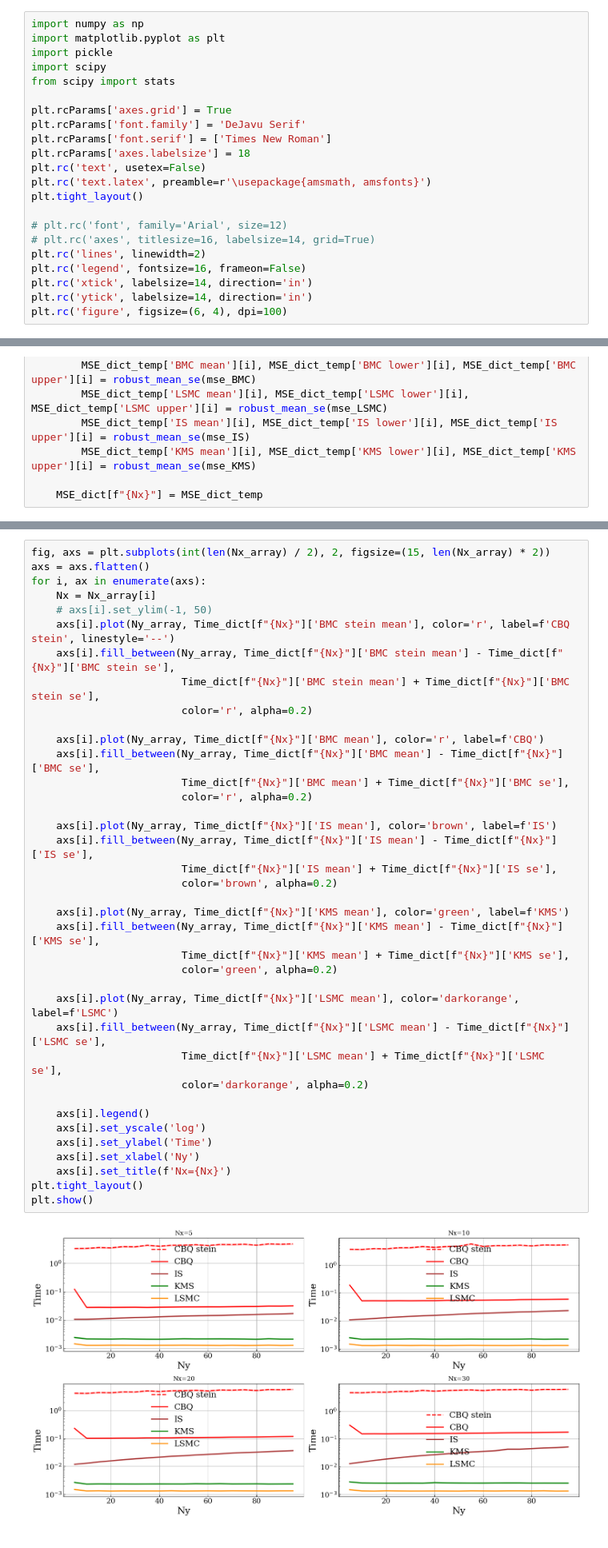
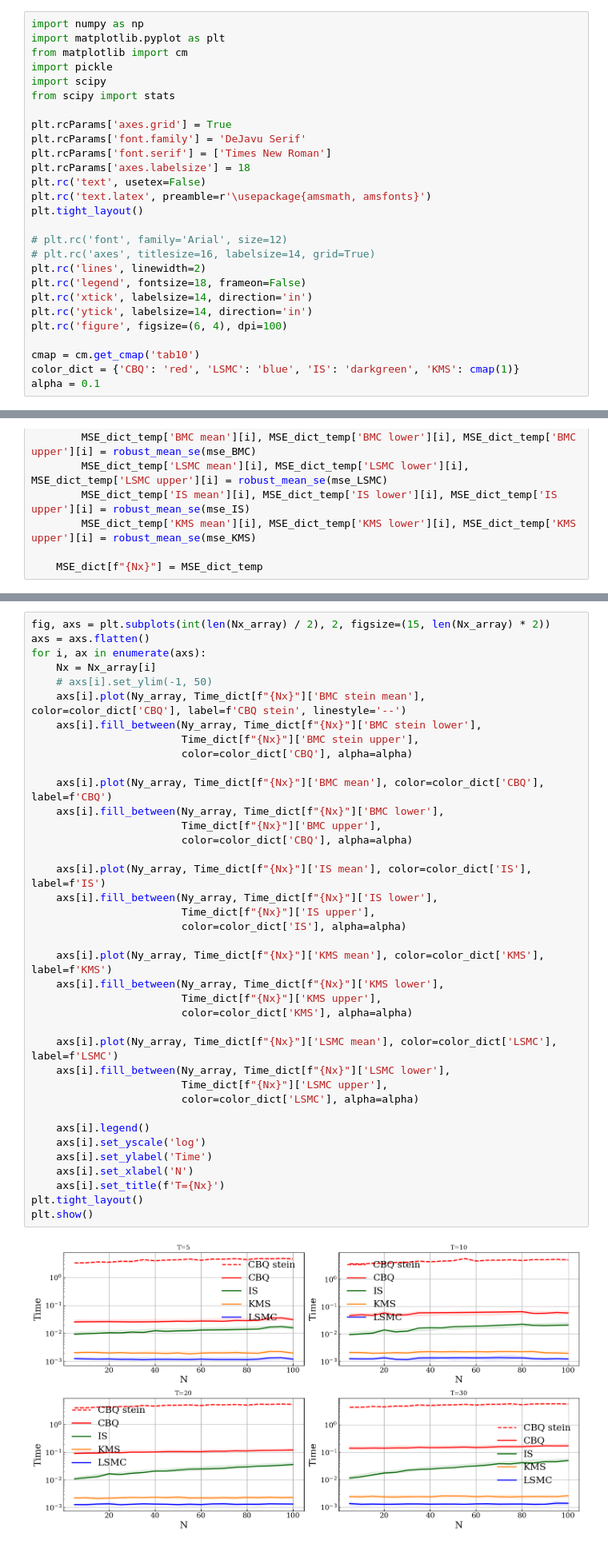
Before and after one commit to hudsonchen/conditional_bayesian_quadrature, a Jupyter notebook: plotting/finance.ipynb, the cells around one changed output, grey strips where cells are left out. Shown at 80% size. Saved outputs shown, nothing was run; the diff lists cells and outputs as text.

```diff
--- a/plotting/finance.ipynb
+++ b/plotting/finance.ipynb
@@ -1,6 +1,7 @@
 # %%
 import numpy as np
 import matplotlib.pyplot as plt
+from matplotlib import cm
 import pickle
 import scipy
 from scipy import stats
@@ -16,10 +17,14 @@ plt.tight_layout()
 # plt.rc('font', family='Arial', size=12)
 # plt.rc('axes', titlesize=16, labelsize=14, grid=True)
 plt.rc('lines', linewidth=2)
-plt.rc('legend', fontsize=16, frameon=False)
+plt.rc('legend', fontsize=18, frameon=False)
 plt.rc('xtick', labelsize=14, direction='in')
 plt.rc('ytick', labelsize=14, direction='in')
 plt.rc('figure', figsize=(6, 4), dpi=100)
+
+cmap = cm.get_cmap('tab10')
+color_dict = {'CBQ': 'red', 'LSMC': 'blue', 'IS': 'darkgreen', 'KMS': cmap(1)}
+alpha = 0.1
 # %% [output]
 <Figure size 600x400 with 0 Axes>
 # %%
@@ -299,40 +263,40 @@ for Nx in Nx_array:
 # %%
 fig, axs = plt.subplots(int(len(Nx_array) / 2), 2, figsize=(15, len(Nx_array) * 2))
 axs = axs.flatten()
 for i, ax in enumerate(axs):
     Nx = Nx_array[i]
     # axs[i].set_ylim(-1, 50)
-    axs[i].plot(Ny_array, Time_dict[f"{Nx}"]['BMC stein mean'], color='r', label=f'CBQ stein', linestyle='--')
-    axs[i].fill_between(Ny_array, Time_dict[f"{Nx}"]['BMC stein mean'] - Time_dict[f"{Nx}"]['BMC stein se'],
-                        Time_dict[f"{Nx}"]['BMC stein mean'] + Time_dict[f"{Nx}"]['BMC stein se'],
-                        color='r', alpha=0.2)
+    axs[i].plot(Ny_array, Time_dict[f"{Nx}"]['BMC stein mean'], color=color_dict['CBQ'], label=f'CBQ stein', linestyle='--')
+    axs[i].fill_between(Ny_array, Time_dict[f"{Nx}"]['BMC stein lower'],
+                        Time_dict[f"{Nx}"]['BMC stein upper'],
+                        color=color_dict['CBQ'], alpha=alpha)
 
-    axs[i].plot(Ny_array, Time_dict[f"{Nx}"]['BMC mean'], color='r', label=f'CBQ')
-    axs[i].fill_between(Ny_array, Time_dict[f"{Nx}"]['BMC mean'] - Time_dict[f"{Nx}"]['BMC se'],
-                        Time_dict[f"{Nx}"]['BMC mean'] + Time_dict[f"{Nx}"]['BMC se'],
-                        color='r', alpha=0.2)
+    axs[i].plot(Ny_array, Time_dict[f"{Nx}"]['BMC mean'], color=color_dict['CBQ'], label=f'CBQ')
+    axs[i].fill_between(Ny_array, Time_dict[f"{Nx}"]['BMC lower'],
+                        Time_dict[f"{Nx}"]['BMC upper'],
+                        color=color_dict['CBQ'], alpha=alpha)
 
-    axs[i].plot(Ny_array, Time_dict[f"{Nx}"]['IS mean'], color='brown', label=f'IS')
-    axs[i].fill_between(Ny_array, Time_dict[f"{Nx}"]['IS mean'] - Time_dict[f"{Nx}"]['IS se'],
-                        Time_dict[f"{Nx}"]['IS mean'] + Time_dict[f"{Nx}"]['IS se'],
-                        color='brown', alpha=0.2)
+    axs[i].plot(Ny_array, Time_dict[f"{Nx}"]['IS mean'], color=color_dict['IS'], label=f'IS')
+    axs[i].fill_between(Ny_array, Time_dict[f"{Nx}"]['IS lower'],
+                        Time_dict[f"{Nx}"]['IS upper'],
+                        color=color_dict['IS'], alpha=alpha)
 
-    axs[i].plot(Ny_array, Time_dict[f"{Nx}"]['KMS mean'], color='green', label=f'KMS')
-    axs[i].fill_between(Ny_array, Time_dict[f"{Nx}"]['KMS mean'] - Time_dict[f"{Nx}"]['KMS se'],
-                        Time_dict[f"{Nx}"]['KMS mean'] + Time_dict[f"{Nx}"]['KMS se'],
-                        color='green', alpha=0.2)
+    axs[i].plot(Ny_array, Time_dict[f"{Nx}"]['KMS mean'], color=color_dict['KMS'], label=f'KMS')
+    axs[i].fill_between(Ny_array, Time_dict[f"{Nx}"]['KMS lower'],
+                        Time_dict[f"{Nx}"]['KMS upper'],
+                        color=color_dict['KMS'], alpha=alpha)
 
-    axs[i].plot(Ny_array, Time_dict[f"{Nx}"]['LSMC mean'], color='darkorange', label=f'LSMC')
-    axs[i].fill_between(Ny_array, Time_dict[f"{Nx}"]['LSMC mean'] - Time_dict[f"{Nx}"]['LSMC se'],
-                        Time_dict[f"{Nx}"]['LSMC mean'] + Time_dict[f"{Nx}"]['LSMC se'],
-                        color='darkorange', alpha=0.2)
+    axs[i].plot(Ny_array, Time_dict[f"{Nx}"]['LSMC mean'], color=color_dict['LSMC'], label=f'LSMC')
+    axs[i].fill_between(Ny_array, Time_dict[f"{Nx}"]['LSMC lower'],
+                        Time_dict[f"{Nx}"]['LSMC upper'],
+                        color=color_dict['LSMC'], alpha=alpha)
 
     axs[i].legend()
     axs[i].set_yscale('log')
     axs[i].set_ylabel('Time')
-    axs[i].set_xlabel('Ny')
-    axs[i].set_title(f'Nx={Nx}')
+    axs[i].set_xlabel('N')
+    axs[i].set_title(f'T={Nx}')
 plt.tight_layout()
 plt.show()
 # %% [output]
-[figure, old version]
+[figure, new version]
```
Also changed, not shown: parts of 6 cells of this notebook, 1 other file.
